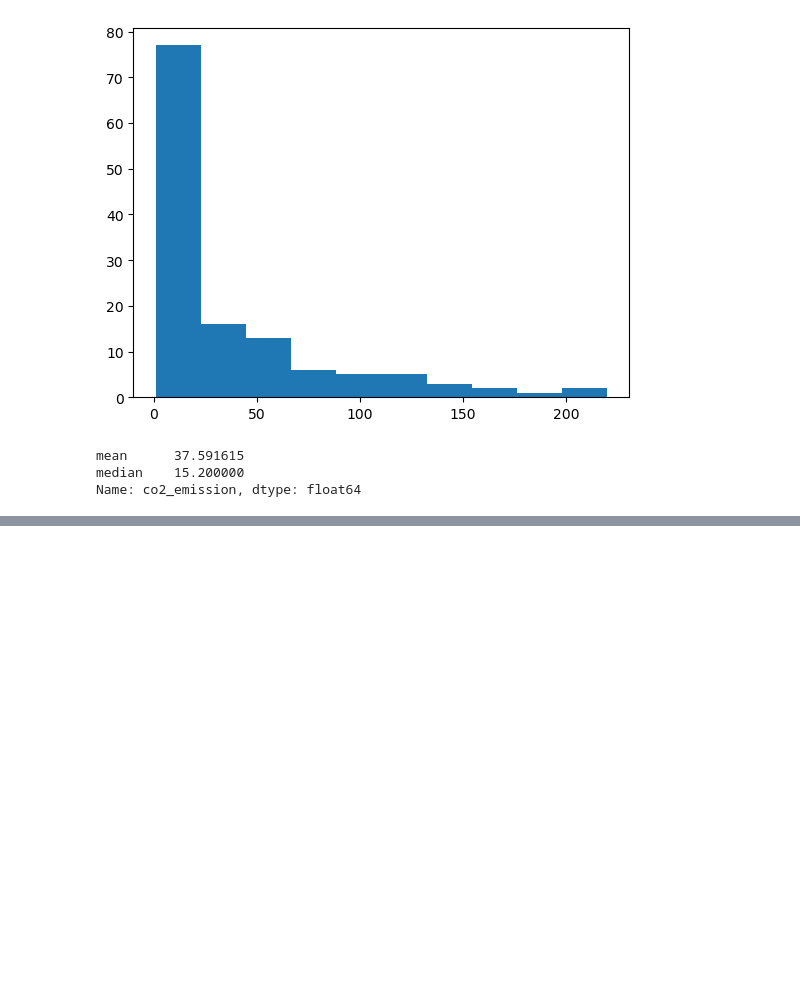
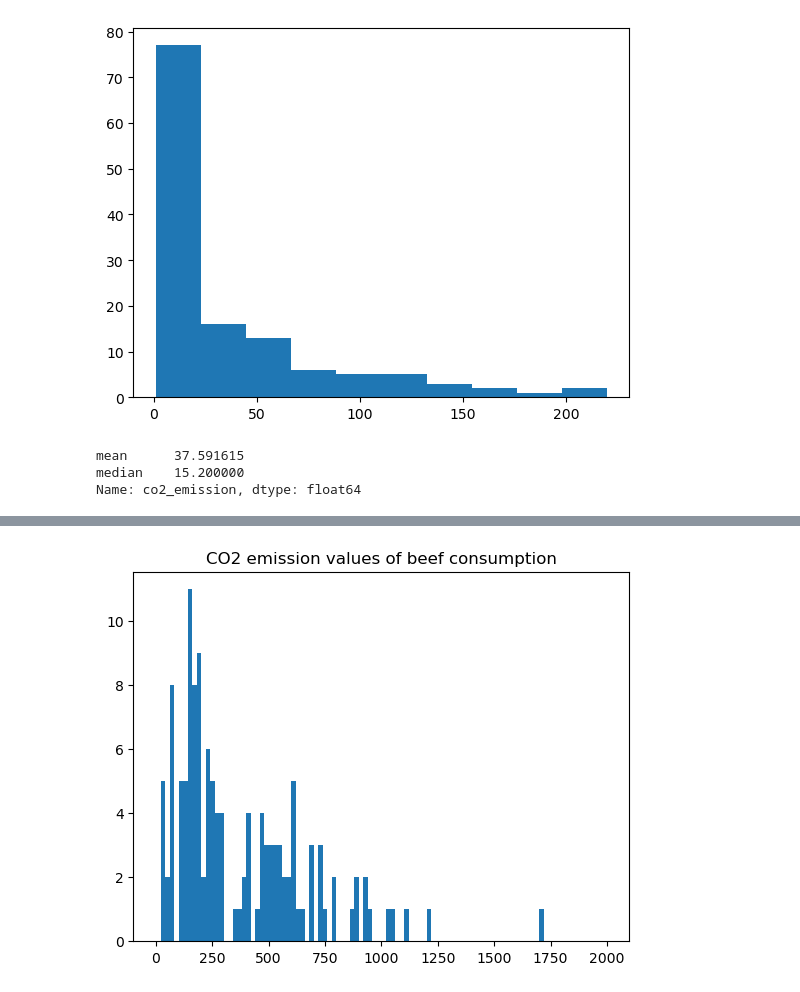
Before and after one commit to Cooleekova/data_science, a Jupyter notebook: statistics/Introduction_to_statistics.ipynb, the cells around one changed output, grey strips where cells are left out. Drawn from its saved outputs; the diff is of its cells as text; code cells hidden in the pictures; blank space fills up the shorter version.

```diff
--- a/statistics/Introduction_to_statistics.ipynb
+++ b/statistics/Introduction_to_statistics.ipynb
@@ -60,0 +137,8 @@ Name: co2_emission, dtype: float64
+# %%
+# Create a histogram of co2_emission for the beef food_category and show the plot.
+beef_consumption = food_consumption[food_consumption["food_category"] == "beef"]
+plt.hist(beef_consumption["co2_emission"], bins=100, range=(0, 2000))
+plt.title("CO2 emission values of beef consumption")
+plt.show()
+# %% [output]
+[figure, added]
```
Also changed, not shown: parts of 16 cells of this notebook.
